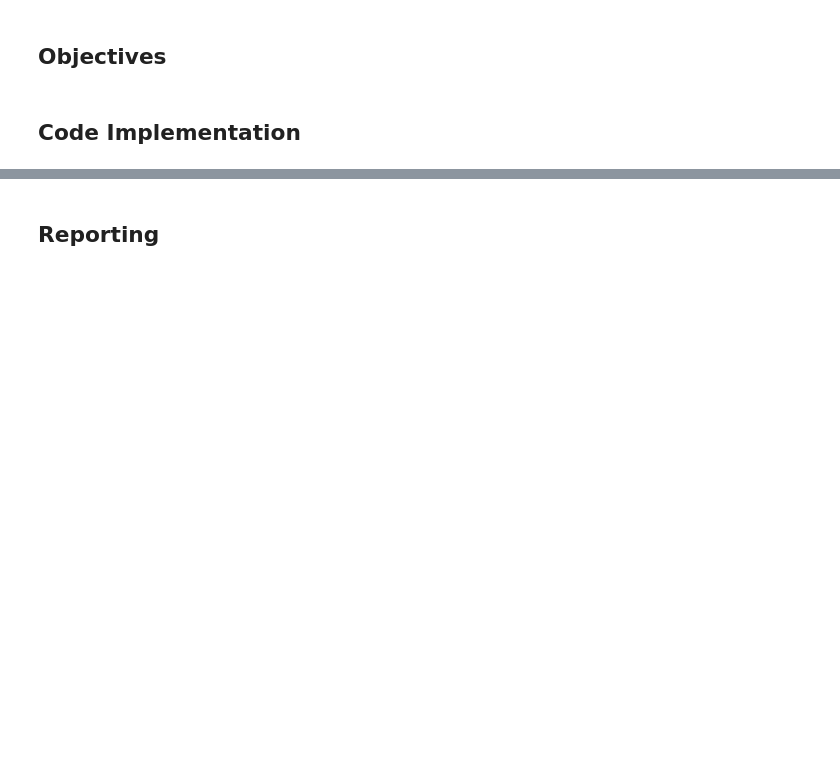
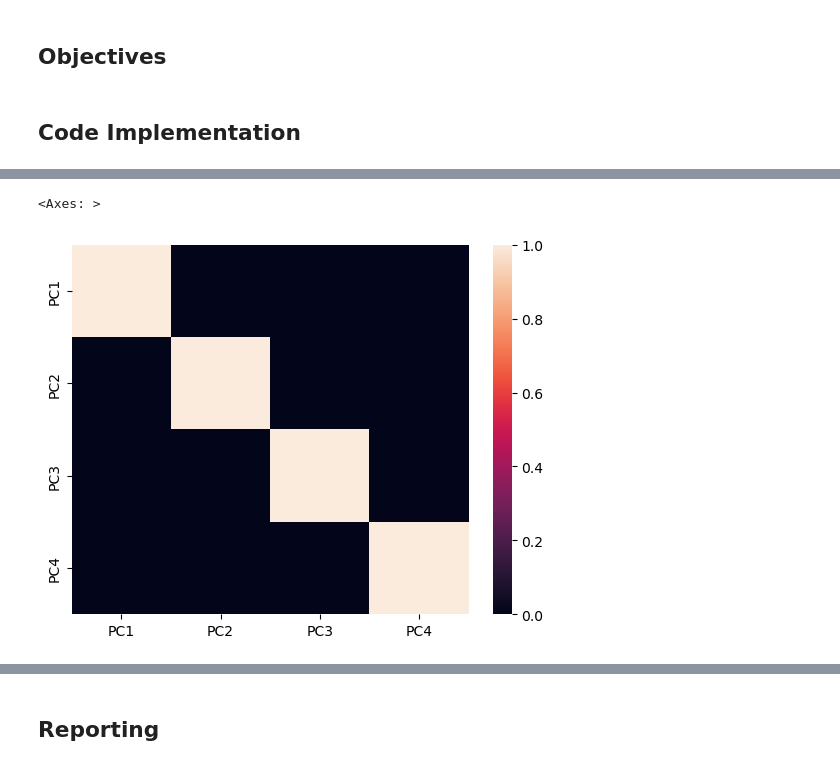
Before and after one commit to anly501/dsan-5000-project-jsweren1, a Jupyter notebook: dsan-website/5000-website/dimensionality_reduction/dimensionality_reduction.ipynb, the cells around one changed output, grey strips where cells are left out. Cells and saved outputs as stored; diff of their text form; code cells hidden in the pictures; blank space fills up the shorter version.

```diff
--- a/dsan-website/5000-website/dimensionality_reduction/dimensionality_reduction.ipynb
+++ b/dsan-website/5000-website/dimensionality_reduction/dimensionality_reduction.ipynb
@@ -93,0 +106,5 @@ plt.show()
+# %%
+sns.heatmap(data_pca.corr())
+# %% [output]
+<Axes: >
+[figure, added]
```
Also changed, not shown: parts of 9 cells of this notebook, 7 other files.
